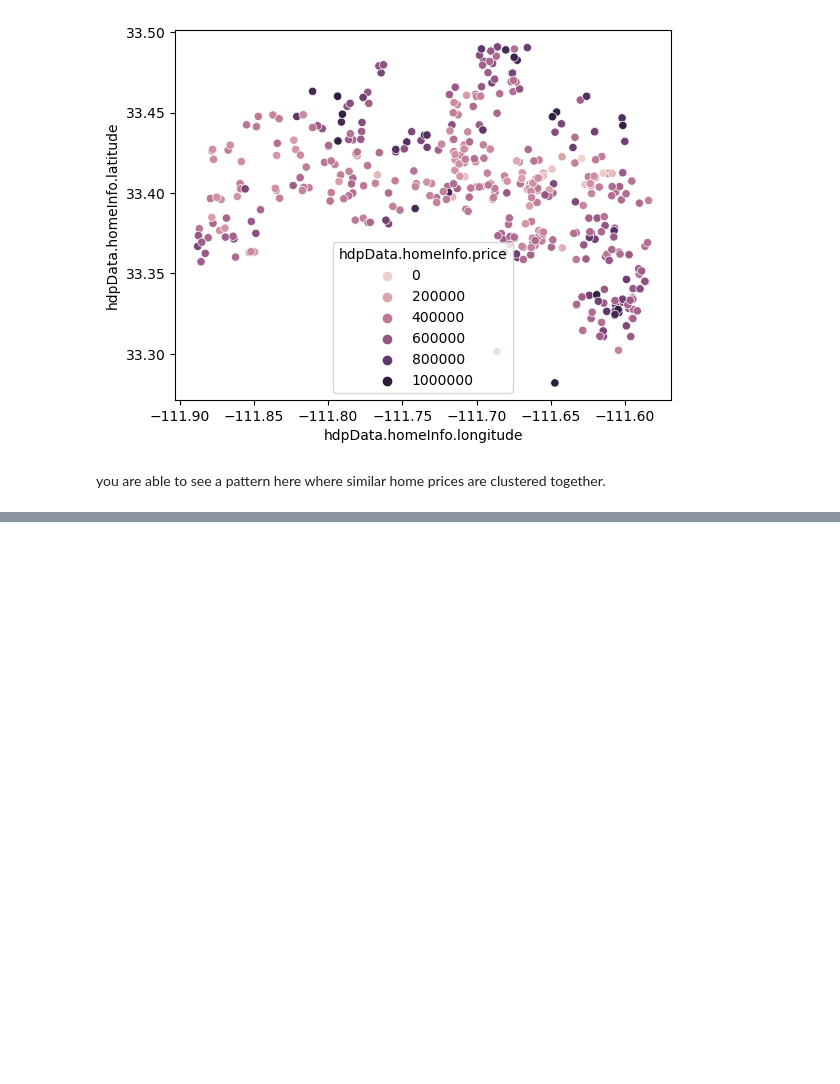
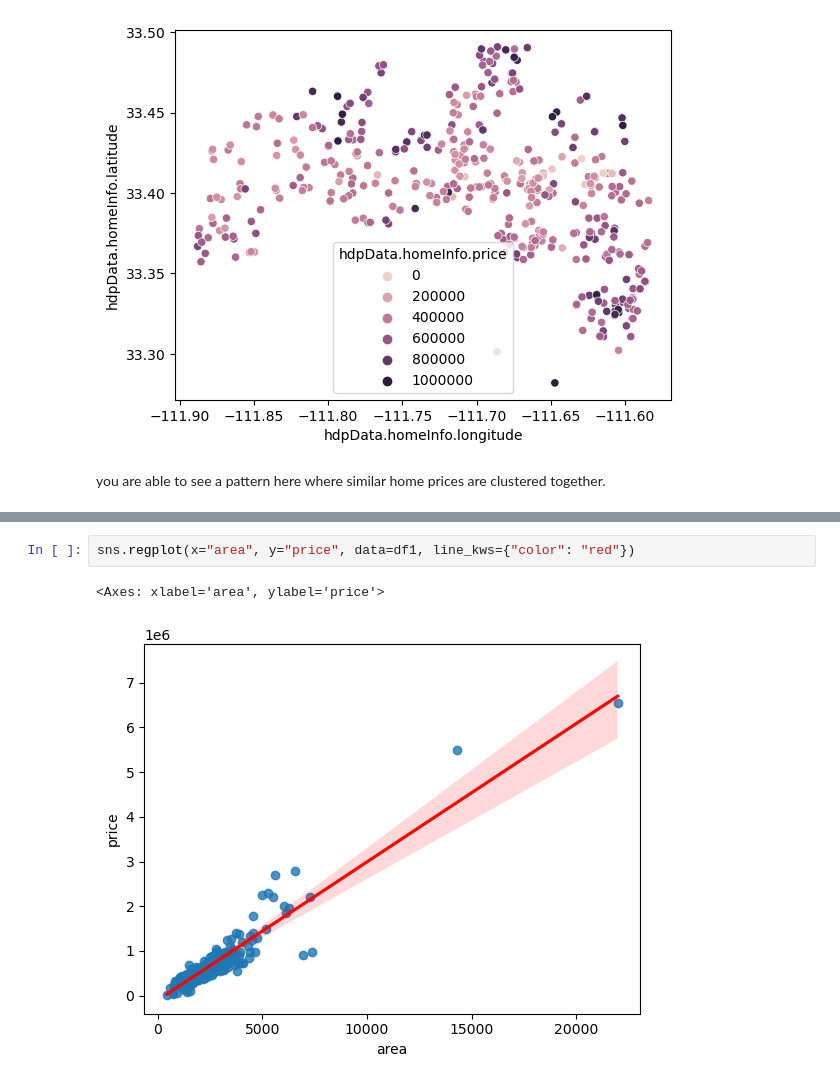
Before and after one commit to AuroGx/HousingProject, a Jupyter notebook: Housing.ipynb, the cells around one changed output, grey strips where cells are left out. Saved outputs shown, nothing was run; the diff lists cells and outputs as text; blank space fills up the shorter version.

```diff
--- a/Housing.ipynb
+++ b/Housing.ipynb
@@ -347,0 +395,5 @@ you are able to see a pattern here where similar home prices are clustered toget
+# %%
+sns.regplot(x="area", y="price", data=df1, line_kws={"color": "red"})
+# %% [output]
+<Axes: xlabel='area', ylabel='price'>
+[figure, added]
```
Also changed, not shown: parts of 8 cells of this notebook.
